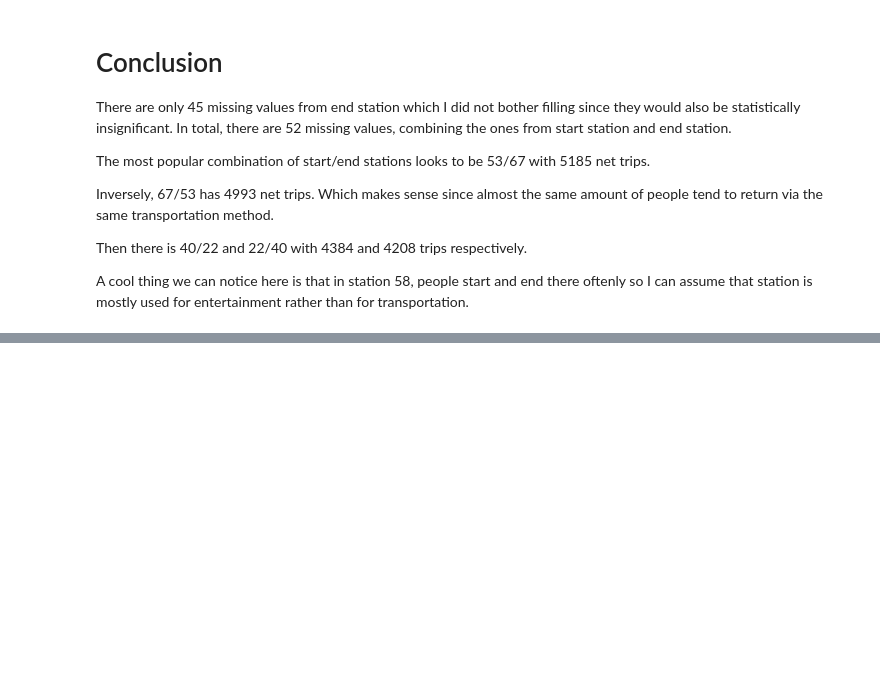
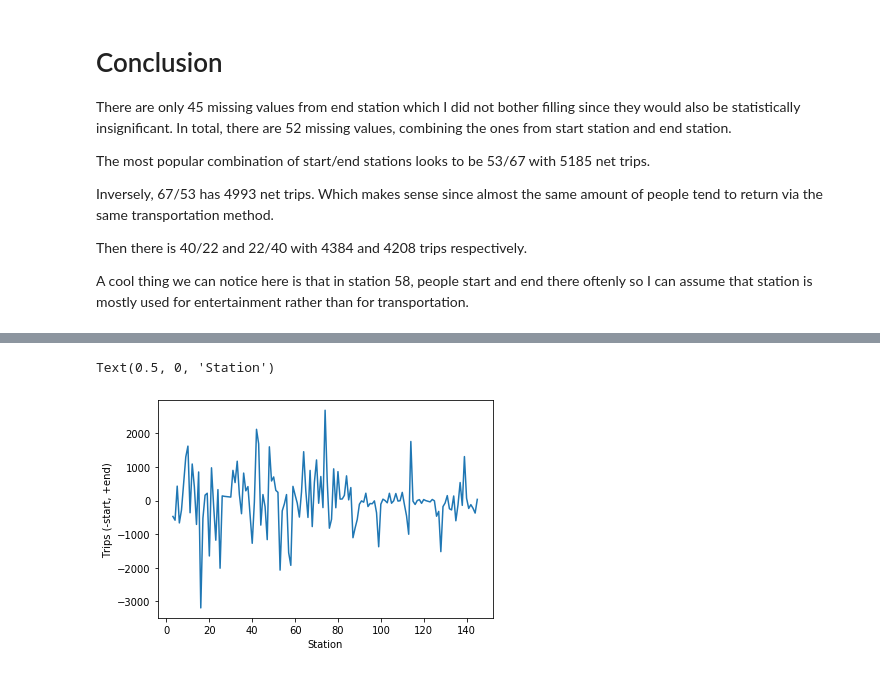
Before and after one commit to jisanos/Hubway-Data-Visualization-Challenge, a Jupyter notebook: Exam_Script.ipynb, the cells around one changed output, grey strips where cells are left out. Cells and saved outputs as stored; diff of their text form; code cells hidden in the pictures; blank space fills up the shorter version.

```diff
--- a/Exam_Script.ipynb
+++ b/Exam_Script.ipynb
@@ -357,3 +383,6 @@ Inversely, 67/53 has 4993 net trips. Which makes sense since almost the same amo
 Then there is 40/22 and 22/40 with 4384 and 4208 trips respectively.
 
 A cool thing we can notice here is that in station 58, people start and end there oftenly so I can assume that station is mostly used for entertainment rather than for transportation.
+# %%
+aggregated_startstation = aggregated_startstation.sort_index()
+aggregated_startstation.head()
@@ -359,0 +397,8 @@ A cool thing we can notice here is that in station 58, people start and end ther
+# %%
+Trips_by_endstation = Trips.groupby('end_statn')
+aggregated_endstation = Trips_by_endstation.aggregate(aggregator)
+aggregated_endstation = aggregated_endstation.rename(columns={'duration':'Trips'})
+aggregated_endstation.index = aggregated_endstation.index.astype(int)
+# %%
+aggregated_endstation = aggregated_endstation.sort_index()
+aggregated_endstation.head()
@@ -359,0 +431,3 @@ A cool thing we can notice here is that in station 58, people start and end ther
+# %%
+Difference = aggregated_endstation - aggregated_startstation
+Difference.index.names = ['Station']
@@ -359,0 +473,7 @@ A cool thing we can notice here is that in station 58, people start and end ther
+# %%
+plt.plot(Difference)
+plt.ylabel('Trips (-start, +end)')
+plt.xlabel('Station')
+# %% [output]
+Text(0.5, 0, 'Station')
+[figure, added]
```
Also changed, not shown: parts of 18 cells of this notebook.
